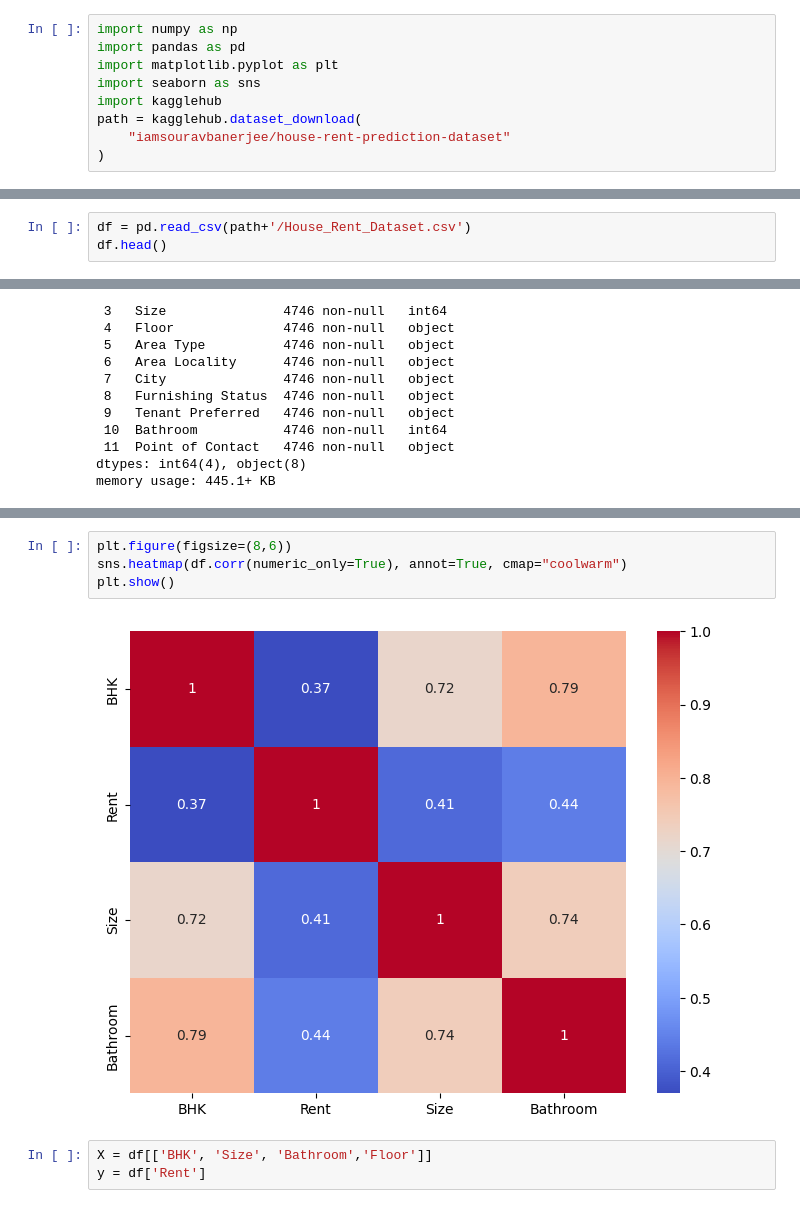
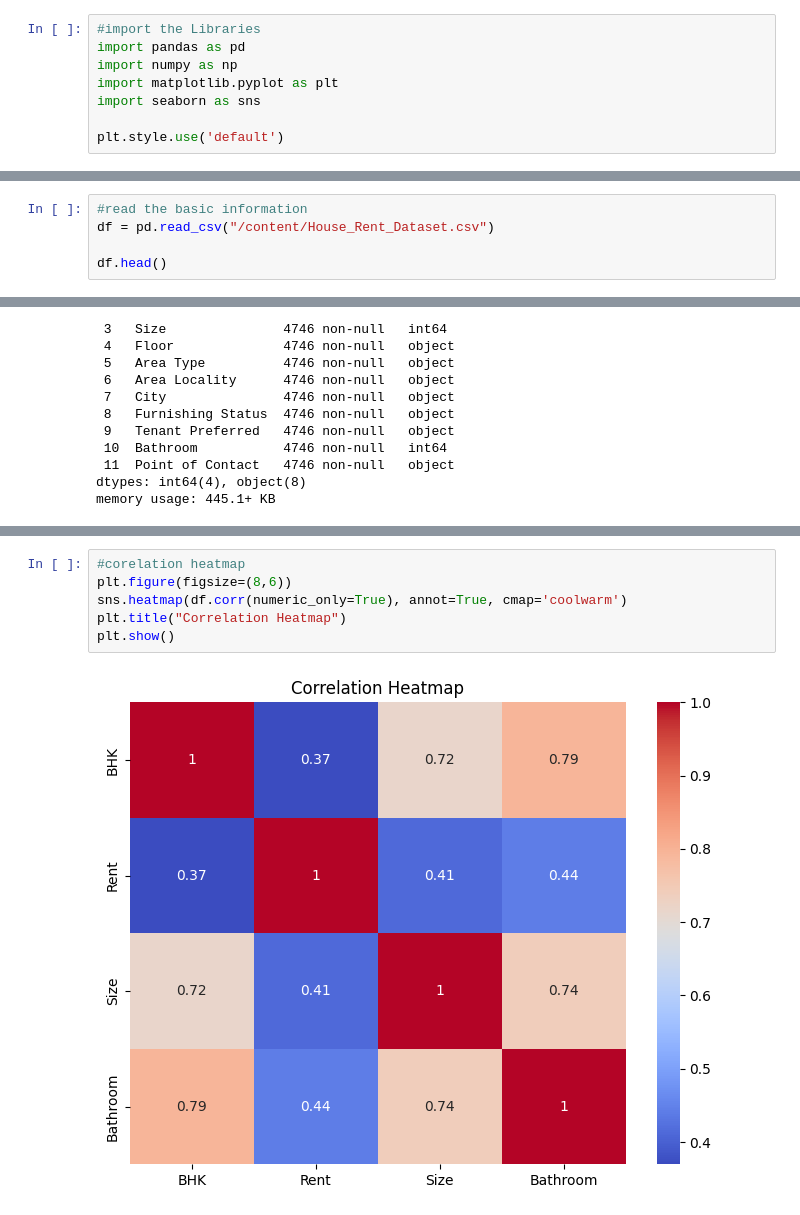
Before and after one commit to wd369018/Assignment, a Jupyter notebook: Copy_of_Untitled3.ipynb, the cells around one changed output, grey strips where cells are left out. Cells and saved outputs as stored; diff of their text form.

```diff
--- a/Copy_of_Untitled3.ipynb
+++ b/Copy_of_Untitled3.ipynb
@@ -3,9 +23,8 @@
 # %%
+#import the Libraries
+import pandas as pd
 import numpy as np
-import pandas as pd
 import matplotlib.pyplot as plt
 import seaborn as sns
-import kagglehub
-path = kagglehub.dataset_download(
-    "iamsouravbanerjee/house-rent-prediction-dataset"
-)
+
+plt.style.use('default')
@@ -18,5 +31,7 @@ print(path)
 # %%
-df = pd.read_csv(path+'/House_Rent_Dataset.csv')
+#read the basic information
+df = pd.read_csv("/content/House_Rent_Dataset.csv")
+
 df.head()
 # %% [output]
 |  | Posted On | BHK | Rent | Size | Floor | Area Type | Area Locality | City | Furnishing Status | ... |
@@ -79,9 +108,8 @@ dtype: int64
 # %%
+#corelation heatmap
 plt.figure(figsize=(8,6))
-sns.heatmap(df.corr(numeric_only=True), annot=True, cmap="coolwarm")
+sns.heatmap(df.corr(numeric_only=True), annot=True, cmap='coolwarm')
+plt.title("Correlation Heatmap")
 plt.show()
 # %% [output]
-[figure, old version]
+[figure, new version]
-# %%
-X = df[['BHK', 'Size', 'Bathroom','Floor']]
-y = df['Rent']
```
Also changed, not shown: parts of 28 cells of this notebook.
